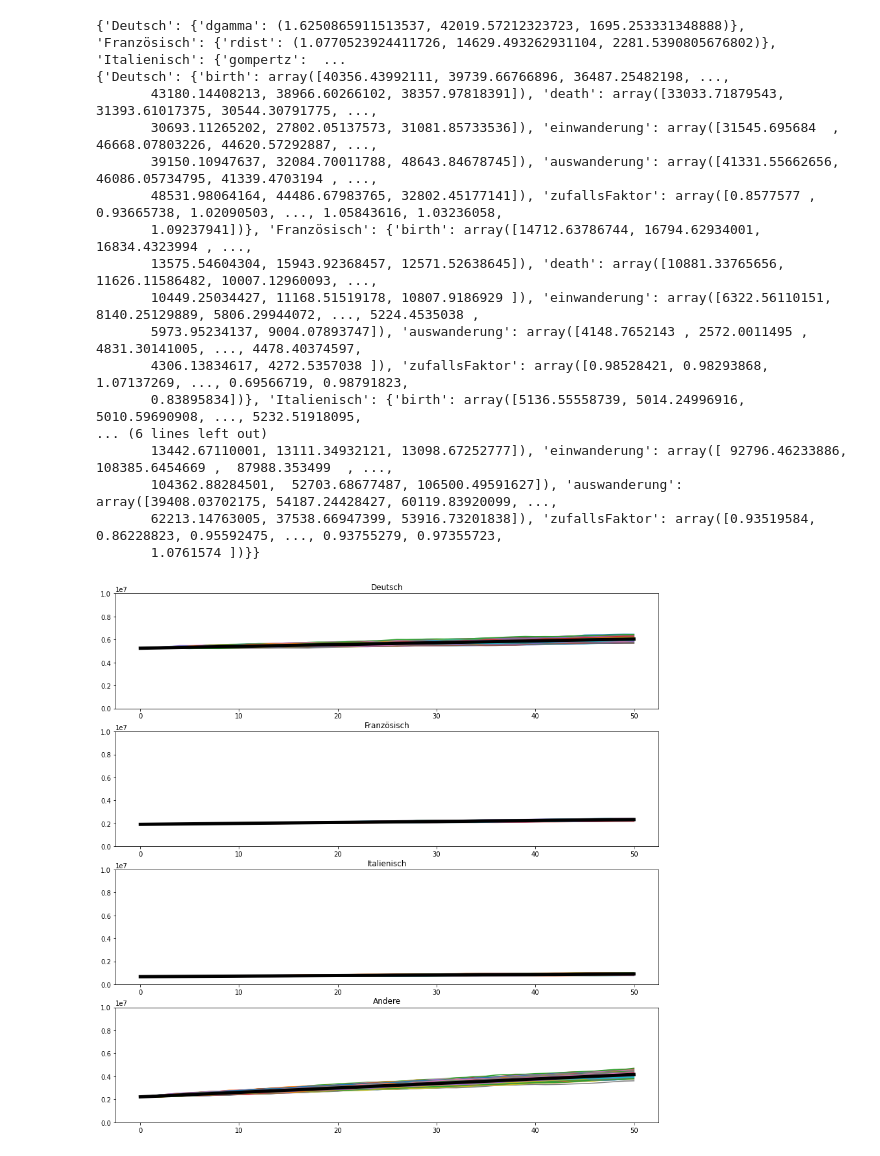
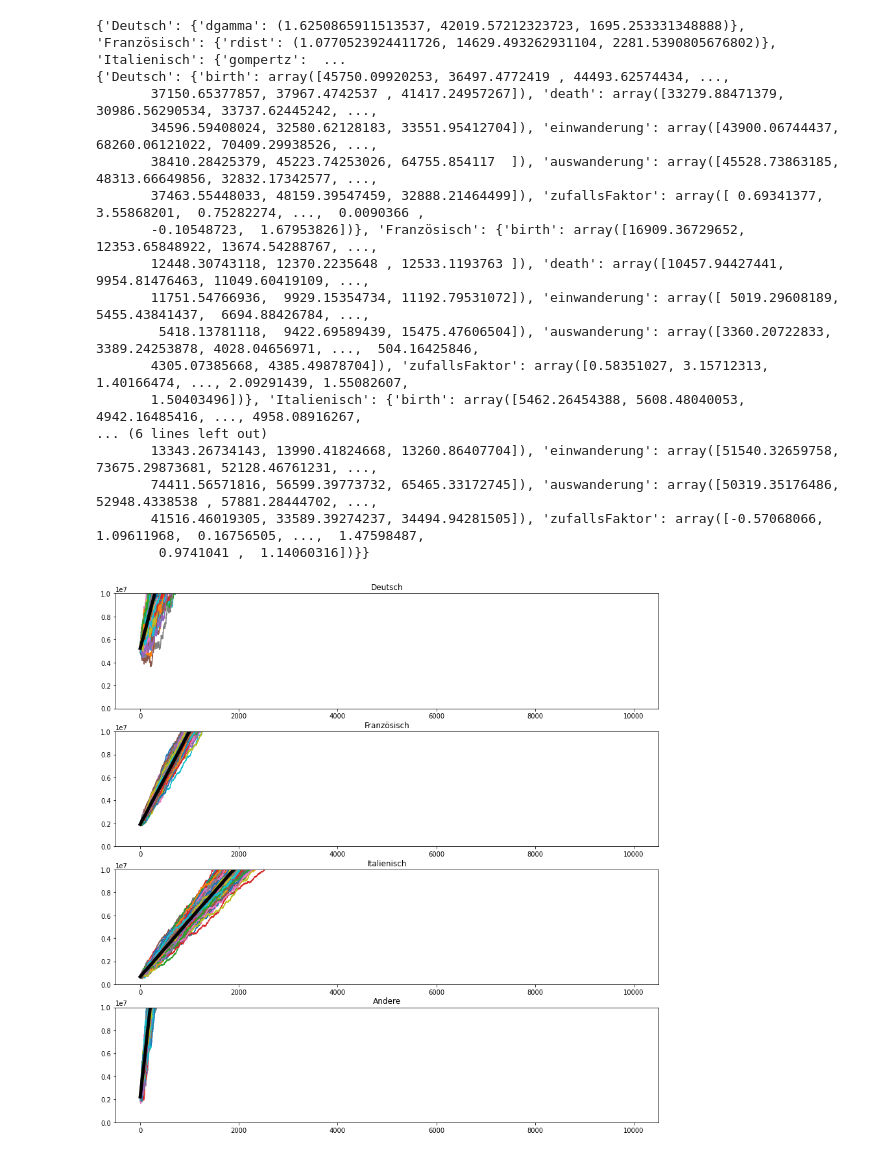
Before and after one commit to nicolarohner1337/omc-WER, a Jupyter notebook: Code/simulation.ipynb, the cells around one changed output. Cells and saved outputs as stored; diff of their text form; code cells hidden in the pictures.

```diff
--- a/Code/simulation.ipynb
+++ b/Code/simulation.ipynb
@@ -39,7 +39,7 @@ for sprache in list(geburtenRate.keys()):
     lang_dict["death"] = generateDistribution(todesRaten[sprache])
     lang_dict["einwanderung"] = generateDistribution(einwanderung[sprache])
     lang_dict["auswanderung"] = generateDistribution(auswanderung[sprache])
-    lang_dict["zufallsFaktor"] = generateDistribution({"norm":{"loc": 1, "alpha":0.1}})
+    lang_dict["zufallsFaktor"] = generateDistribution({"norm":{"loc": 1, "alpha":1}})
 
 
     distirbutionDict[sprache] = lang_dict
@@ -47,22 +47,22 @@ for sprache in list(geburtenRate.keys()):
 print(distirbutionDict)
 # %% [output]
 {'Deutsch': {'dgamma': (1.6250865911513537, 42019.57212323723, 1695.253331348888)}, 'Französisch': {'rdist': (1.0770523924411726, 14629.493262931104, 2281.5390805676802)}, 'Italienisch': {'gompertz':  ...
-{'Deutsch': {'birth': array([40356.43992111, 39739.66766896, 36487.25482198, ...,
-       43180.14408213, 38966.60266102, 38357.97818391]), 'death': array([33033.71879543, 31393.61017375, 30544.30791775, ...,
-       30693.11265202, 27802.05137573, 31081.85733536]), 'einwanderung': array([31545.695684  , 46668.07803226, 44620.57292887, ...,
-       39150.10947637, 32084.70011788, 48643.84678745]), 'auswanderung': array([41331.55662656, 46086.05734795, 41339.4703194 , ...,
-       48531.98064164, 44486.67983765, 32802.45177141]), 'zufallsFaktor': array([0.8577577 , 0.93665738, 1.02090503, ..., 1.05843616, 1.03236058,
-       1.09237941])}, 'Französisch': {'birth': array([14712.63786744, 16794.62934001, 16834.4323994 , ...,
-       13575.54604304, 15943.92368457, 12571.52638645]), 'death': array([10881.33765656, 11626.11586482, 10007.12960093, ...,
-       10449.25034427, 11168.51519178, 10807.9186929 ]), 'einwanderung': array([6322.56110151, 8140.25129889, 5806.29944072, ..., 5224.4535038 ,
-       5973.95234137, 9004.07893747]), 'auswanderung': array([4148.7652143 , 2572.0011495 , 4831.30141005, ..., 4478.40374597,
-       4306.13834617, 4272.5357038 ]), 'zufallsFaktor': array([0.98528421, 0.98293868, 1.07137269, ..., 0.69566719, 0.98791823,
-       0.83895834])}, 'Italienisch': {'birth': array([5136.55558739, 5014.24996916, 5010.59690908, ..., 5232.51918095,
+{'Deutsch': {'birth': array([45750.09920253, 36497.4772419 , 44493.62574434, ...,
+       37150.65377857, 37967.4742537 , 41417.24957267]), 'death': array([33279.88471379, 30986.56290534, 33737.62445242, ...,
+       34596.59408024, 32580.62128183, 33551.95412704]), 'einwanderung': array([43900.06744437, 68260.06121022, 70409.29938526, ...,
+       38410.28425379, 45223.74253026, 64755.854117  ]), 'auswanderung': array([45528.73863185, 48313.66649856, 32832.17342577, ...,
+       37463.55448033, 48159.39547459, 32888.21464499]), 'zufallsFaktor': array([ 0.69341377,  3.55868201,  0.75282274, ...,  0.0090366 ,
+       -0.10548723,  1.67953826])}, 'Französisch': {'birth': array([16909.36729652, 12353.65848922, 13674.54288767, ...,
+       12448.30743118, 12370.2235648 , 12533.1193763 ]), 'death': array([10457.94427441,  9954.81476463, 11049.60419109, ...,
+       11751.54766936,  9929.15354734, 11192.79531072]), 'einwanderung': array([ 5019.29608189,  5455.43841437,  6694.88426784, ...,
+        5418.13781118,  9422.69589439, 15475.47606504]), 'auswanderung': array([3360.20722833, 3389.24253878, 4028.04656971, ...,  504.16425846,
+       4305.07385668, 4385.49878704]), 'zufallsFaktor': array([0.58351027, 3.15712313, 1.40166474, ..., 2.09291439, 1.55082607,
+       1.50403496])}, 'Italienisch': {'birth': array([5462.26454388, 5608.48040053, 4942.16485416, ..., 4958.08916267,
 ... (6 lines left out)
-       13442.67110001, 13111.34932121, 13098.67252777]), 'einwanderung': array([ 92796.46233886, 108385.6454669 ,  87988.353499  , ...,
-       104362.88284501,  52703.68677487, 106500.49591627]), 'auswanderung': array([39408.03702175, 54187.24428427, 60119.83920099, ...,
-       62213.14763005, 37538.66947399, 53916.73201838]), 'zufallsFaktor': array([0.93519584, 0.86228823, 0.95592475, ..., 0.93755279, 0.97355723,
-       1.0761574 ])}}
+       13343.26734143, 13990.41824668, 13260.86407704]), 'einwanderung': array([51540.32659758, 73675.29873681, 52128.46761231, ...,
+       74411.56571816, 56599.39773732, 65465.33172745]), 'auswanderung': array([50319.35176486, 52948.4338538 , 57881.28444702, ...,
+       41516.46019305, 33589.39274237, 34494.94281505]), 'zufallsFaktor': array([-0.57068066,  1.09611968,  0.16756505, ...,  1.47598487,
+        0.9741041 ,  1.14060316])}}
 # %%
 startValue = 7000000
 
@@ -81,11 +81,12 @@ def simulation(distirbutionDict,startValue,years=50,n=10):
 def MeanOfSim(runs:np.array):
     return runs.mean(axis=0)
 
-n = 1000
-Deutsch = simulation(distirbutionDict["Deutsch"],5243758,years=50,n=n)
-Französisch = simulation(distirbutionDict["Französisch"],1922946,years=50,n=n)
-Italienisch = simulation(distirbutionDict["Italienisch"],669870,years=50,n=n)
-Andere = simulation(distirbutionDict["Andere"],2214643,years=50,n=n)
+n = 200
+years=10000
+Deutsch = simulation(distirbutionDict["Deutsch"],5243758,years=years,n=n)
+Französisch = simulation(distirbutionDict["Französisch"],1922946,years=years,n=n)
+Italienisch = simulation(distirbutionDict["Italienisch"],669870,years=years,n=n)
+Andere = simulation(distirbutionDict["Andere"],2214643,years=years,n=n)
 
 fig, ax = plt.subplots(4, 1, figsize=(15,15))
 
@@ -97,31 +98,31 @@ ax[0].plot(MeanOfSim(Deutsch), color="black", linewidth=5)
 
 ax[0].set_ylim([0, 10000000])
 ax[0].set_title("Deutsch")
 
 for i in range(len(Französisch)):
     ax[1].plot(Französisch[i])
 
 ax[1].plot(MeanOfSim(Französisch), color="black", linewidth=5)
 
 ax[1].set_ylim([0, 10000000])
 ax[1].set_title("Französisch")
 
 for i in range(len(Italienisch)):
     ax[2].plot(Italienisch[i])
 
 ax[2].plot(MeanOfSim(Italienisch), color="black", linewidth=5)
 
 ax[2].set_ylim([0, 10000000])
 ax[2].set_title("Italienisch")
 
 for i in range(len(Andere)):
     ax[3].plot(Andere[i])
 
 ax[3].plot(MeanOfSim(Andere), color="black", linewidth=5)
 
 ax[3].set_ylim([0, 10000000])
 ax[3].set_title("Andere")
 
 plt.show()
 # %% [output]
-[figure, old version]
+[figure, new version]
```
Also changed, not shown: parts of 1 cell of this notebook.
